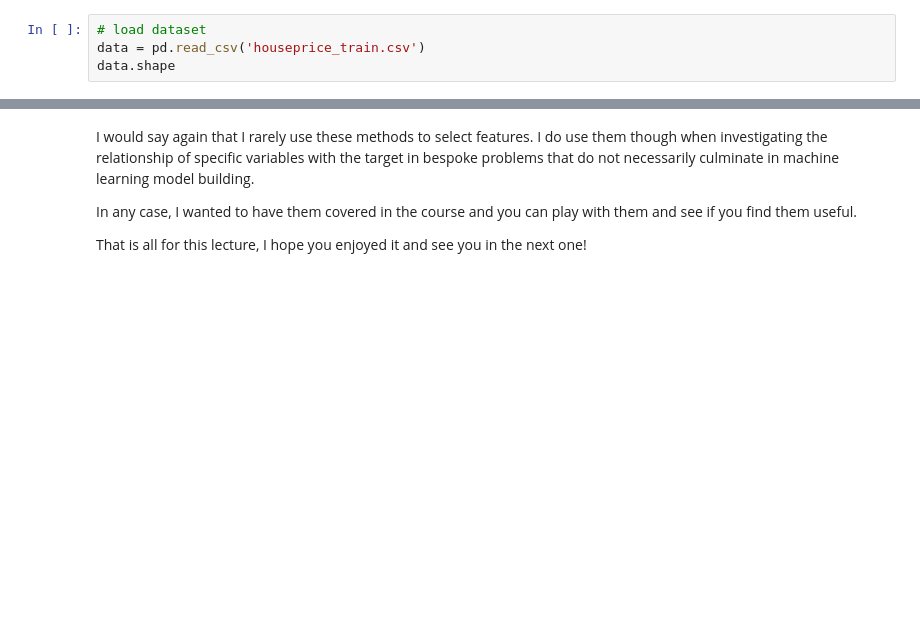
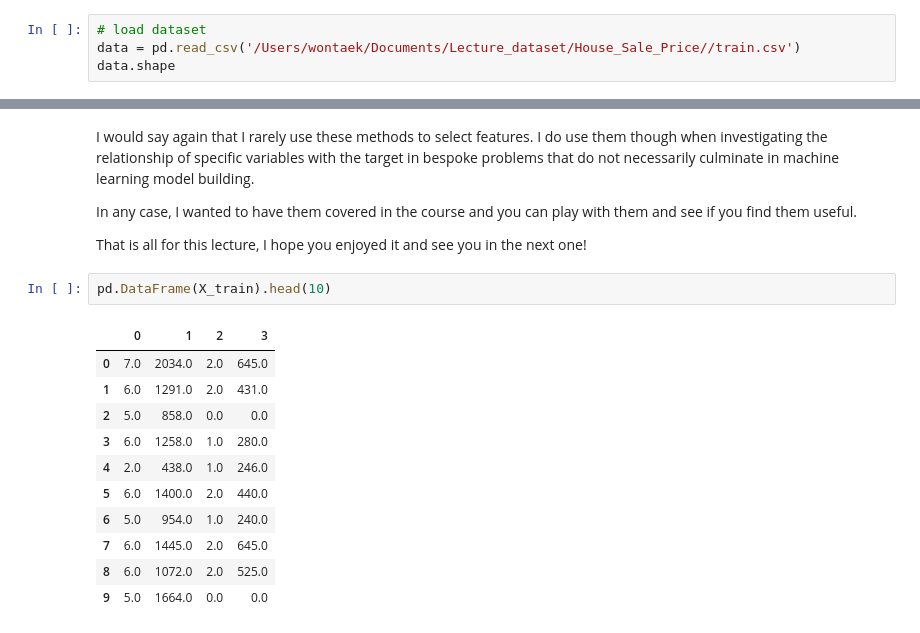
Before and after one commit to timetobye/Machine_learning_study, a Jupyter notebook: Feature Selection for Machine Learning/section_5/Univariate_selection.ipynb, the cells around one changed output, grey strips where cells are left out. Cells and saved outputs as stored; diff of their text form; blank space fills up the shorter version.

```diff
--- a/Feature Selection for Machine Learning/section_5/Univariate_selection.ipynb
+++ b/Feature Selection for Machine Learning/section_5/Univariate_selection.ipynb
@@ -132,7 +152,7 @@ X_train.shape
 ### Regression
 # %%
 # load dataset
-data = pd.read_csv('houseprice_train.csv')
+data = pd.read_csv('/Users/wontaek/Documents/Lecture_dataset/House_Sale_Price//train.csv')
 data.shape
 # %% [output]
 (1460, 81)
@@ -253,3 +273,17 @@ I would say again that I rarely use these methods to select features. I do use t
 In any case, I wanted to have them covered in the course and you can play with them and see if you find them useful.
 
 That is all for this lecture, I hope you enjoyed it and see you in the next one!
+# %%
+pd.DataFrame(X_train).head(10)
+# %% [output]
+|  | 0 | 1 | 2 | 3 |
+| 0 | 7.0 | 2034.0 | 2.0 | 645.0 |
+| 1 | 6.0 | 1291.0 | 2.0 | 431.0 |
+| 2 | 5.0 | 858.0 | 0.0 | 0.0 |
+| 3 | 6.0 | 1258.0 | 1.0 | 280.0 |
+| 4 | 2.0 | 438.0 | 1.0 | 246.0 |
+| 5 | 6.0 | 1400.0 | 2.0 | 440.0 |
+| 6 | 5.0 | 954.0 | 1.0 | 240.0 |
+| 7 | 6.0 | 1445.0 | 2.0 | 645.0 |
+| 8 | 6.0 | 1072.0 | 2.0 | 525.0 |
+| 9 | 5.0 | 1664.0 | 0.0 | 0.0 |
```
Also changed, not shown: parts of 2 cells of this notebook.
